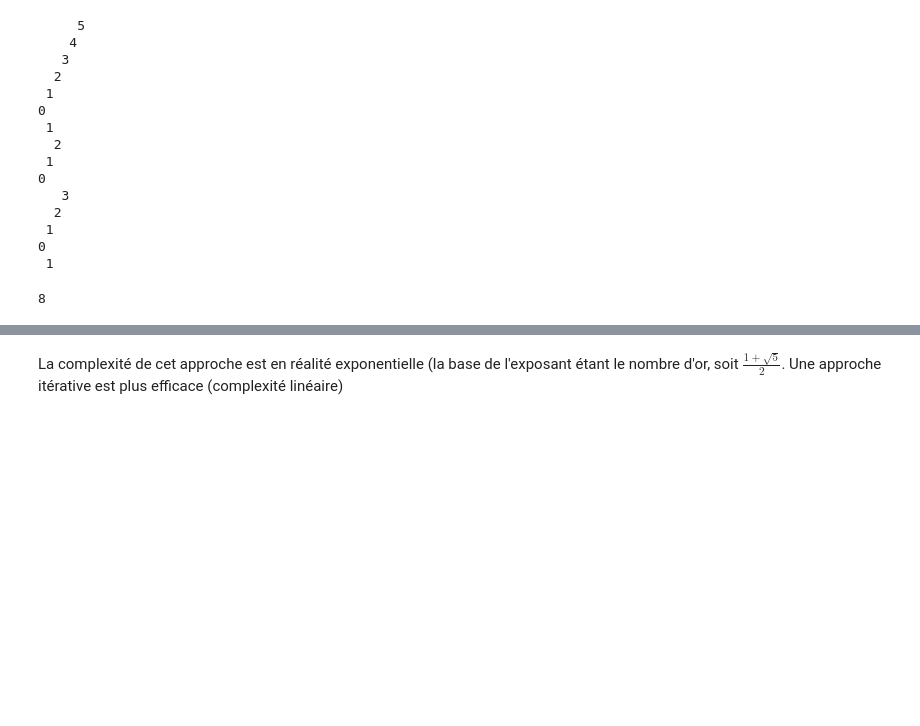
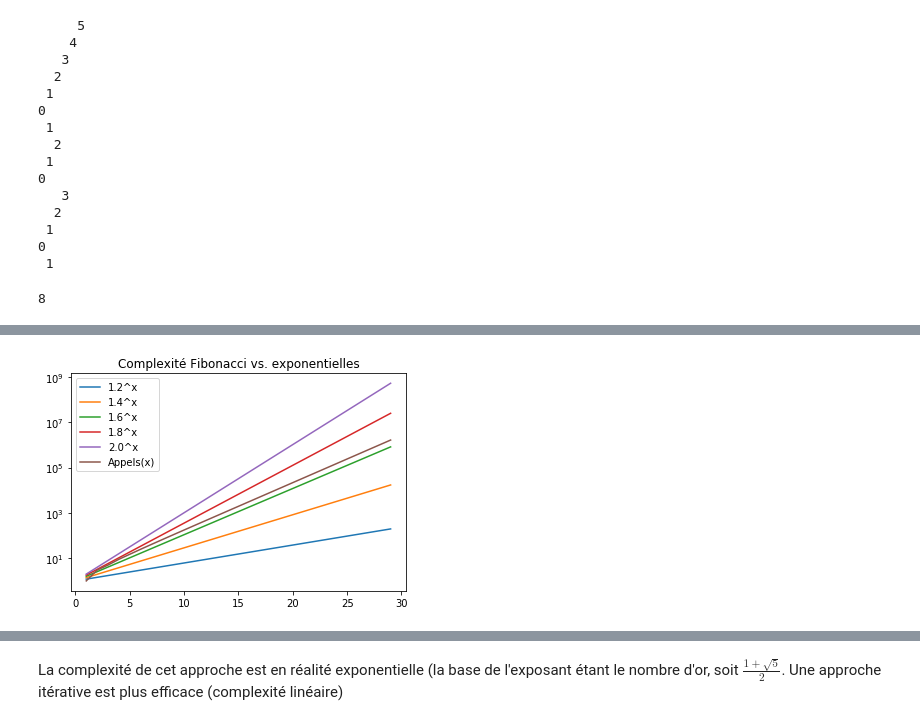
Before and after one commit to ocuisenaire/ASD1-notebooks, a Jupyter notebook: 2_Recursivite/2 - Fibonacci.ipynb, the cells around one changed output, grey strips where cells are left out. Saved outputs shown, nothing was run; the diff lists cells and outputs as text; code cells hidden in the pictures; blank space fills up the shorter version.

```diff
--- a/2_Recursivite/2 - Fibonacci.ipynb
+++ b/2_Recursivite/2 - Fibonacci.ipynb
@@ -58,0 +96,12 @@ FibVerbose(5)
+# %%
+for i in range(1,6):
+    b = 1 + i/5.0
+    bx = [ b**x for x in X ]
+    plt.semilogy(X,bx,label='{0}^x'.format(b))
+
+plt.semilogy(X,C,label="Appels(x)")
+plt.title('Complexité Fibonacci vs. exponentielles')
+plt.legend()
+plt.show()
+# %% [output]
+[figure, added]
```
Also changed, not shown: parts of 9 cells of this notebook.
